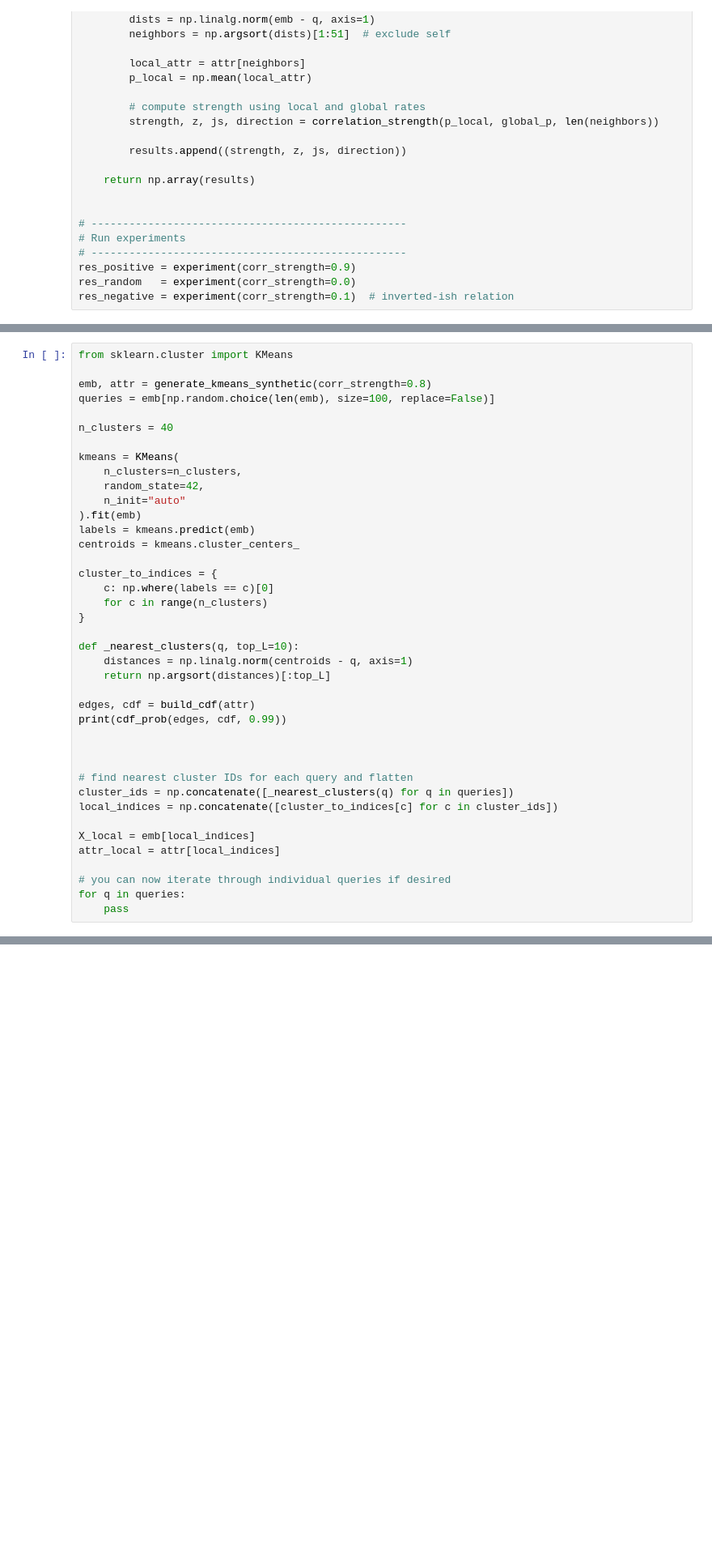
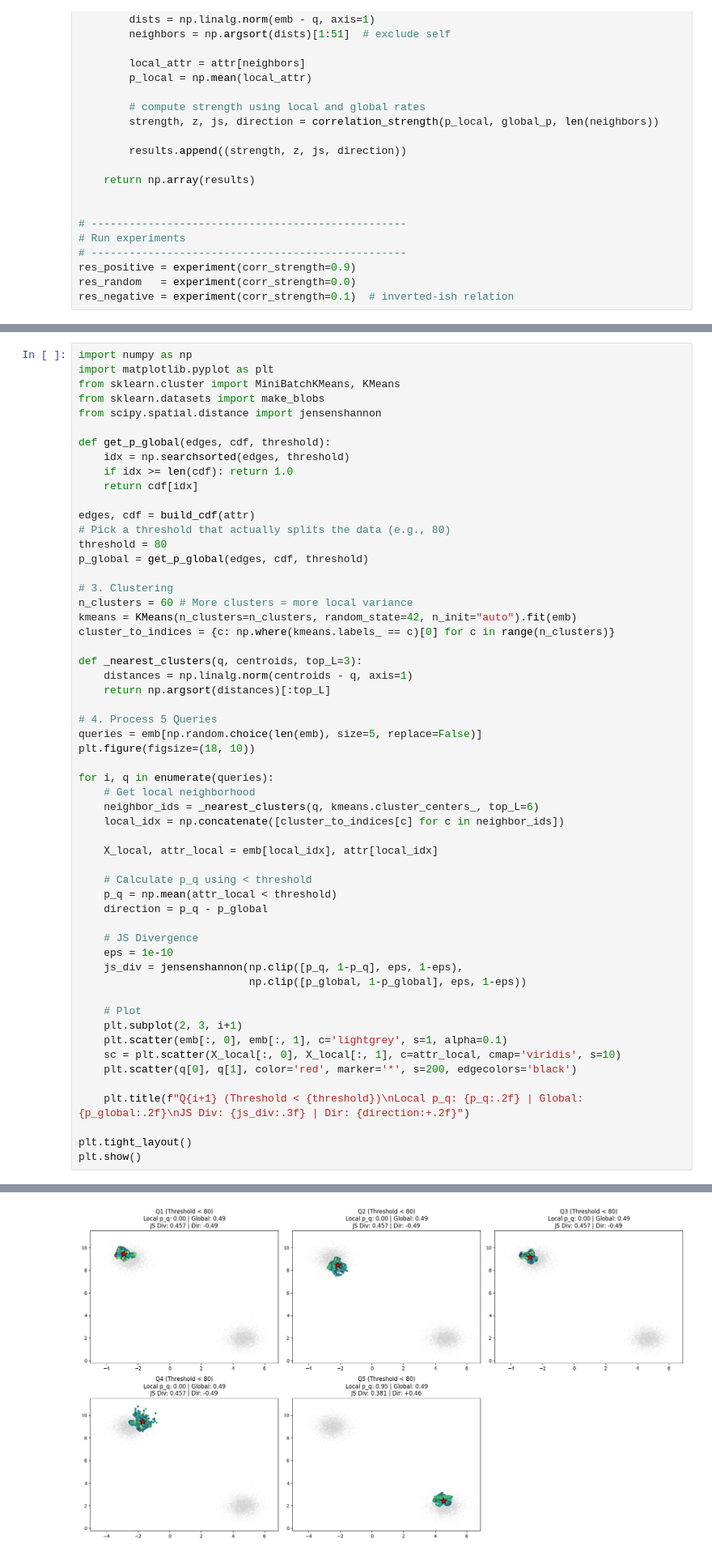
Before and after one commit to aadam19/filtered-vector-search, a Jupyter notebook: src/js_div.ipynb, the cells around one changed output, grey strips where cells are left out. Shown at 81% size. Drawn from its saved outputs; the diff is of its cells as text; blank space fills up the shorter version.

```diff
--- a/src/js_div.ipynb
+++ b/src/js_div.ipynb
@@ -160,41 +197,57 @@ def generate_kmeans_synthetic(emb, k=2, corr_strength=0.0):
 # %%
-from sklearn.cluster import KMeans
+import numpy as np
+import matplotlib.pyplot as plt
+from sklearn.cluster import MiniBatchKMeans, KMeans
+from sklearn.datasets import make_blobs
+from scipy.spatial.distance import jensenshannon
 
-emb, attr = generate_kmeans_synthetic(corr_strength=0.8)
-queries = emb[np.random.choice(len(emb), size=100, replace=False)]
+def get_p_global(edges, cdf, threshold):
+    idx = np.searchsorted(edges, threshold)
+    if idx >= len(cdf): return 1.0
+    return cdf[idx]
 
-n_clusters = 40
+edges, cdf = build_cdf(attr)
+# Pick a threshold that actually splits the data (e.g., 80)
+threshold = 80
+p_global = get_p_global(edges, cdf, threshold)
 
-kmeans = KMeans(
-    n_clusters=n_clusters,
-    random_state=42,
-    n_init="auto"
-).fit(emb)
-labels = kmeans.predict(emb)
-centroids = kmeans.cluster_centers_
+# 3. Clustering
+n_clusters = 60 # More clusters = more local variance
+kmeans = KMeans(n_clusters=n_clusters, random_state=42, n_init="auto").fit(emb)
+cluster_to_indices = {c: np.where(kmeans.labels_ == c)[0] for c in range(n_clusters)}
 
-cluster_to_indices = {
-    c: np.where(labels == c)[0]
-    for c in range(n_clusters)
-}
-
-def _nearest_clusters(q, top_L=10):
+def _nearest_clusters(q, centroids, top_L=3):
     distances = np.linalg.norm(centroids - q, axis=1)
     return np.argsort(distances)[:top_L]
 
-edges, cdf = build_cdf(attr)
-print(cdf_prob(edges, cdf, 0.99))
+# 4. Process 5 Queries
+queries = emb[np.random.choice(len(emb), size=5, replace=False)]
+plt.figure(figsize=(18, 10))
 
+for i, q in enumerate(queries):
+    # Get local neighborhood
+    neighbor_ids = _nearest_clusters(q, kmeans.cluster_centers_, top_L=6)
+    local_idx = np.concatenate([cluster_to_indices[c] for c in neighbor_ids])
 
+    X_local, attr_local = emb[local_idx], attr[local_idx]
 
-# find nearest cluster IDs for each query and flatten
-cluster_ids = np.concatenate([_nearest_clusters(q) for q in queries])
-local_indices = np.concatenate([cluster_to_indices[c] for c in cluster_ids])
+    # Calculate p_q using < threshold
+    p_q = np.mean(attr_local < threshold)
+    direction = p_q - p_global
 
-X_local = emb[local_indices]
-attr_local = attr[local_indices]
+    # JS Divergence
+    eps = 1e-10
+    js_div = jensenshannon(np.clip([p_q, 1-p_q], eps, 1-eps),
+                           np.clip([p_global, 1-p_global], eps, 1-eps))
 
-# you can now iterate through individual queries if desired
-for q in queries:
-    pass
+    # Plot
+    plt.subplot(2, 3, i+1)
+    plt.scatter(emb[:, 0], emb[:, 1], c='lightgrey', s=1, alpha=0.1)
+    sc = plt.scatter(X_local[:, 0], X_local[:, 1], c=attr_local, cmap='viridis', s=10)
+    plt.scatter(q[0], q[1], color='red', marker='*', s=200, edgecolors='black')
+
+    plt.title(f"Q{i+1} (Threshold < {threshold})\nLocal p_q: {p_q:.2f} | Global: {p_global:.2f}\nJS Div: {js_div:.3f} | Dir: {direction:+.2f}")
+
+plt.tight_layout()
+plt.show()
 # %% [output]
@@ -202,3 +254,4 @@ for q in queries:
+[figure, added]
 # %%
 # --------------------------------------------------
 # Plotting (separate figures)
```
Also changed, not shown: parts of 3 cells of this notebook, 3 other files.
